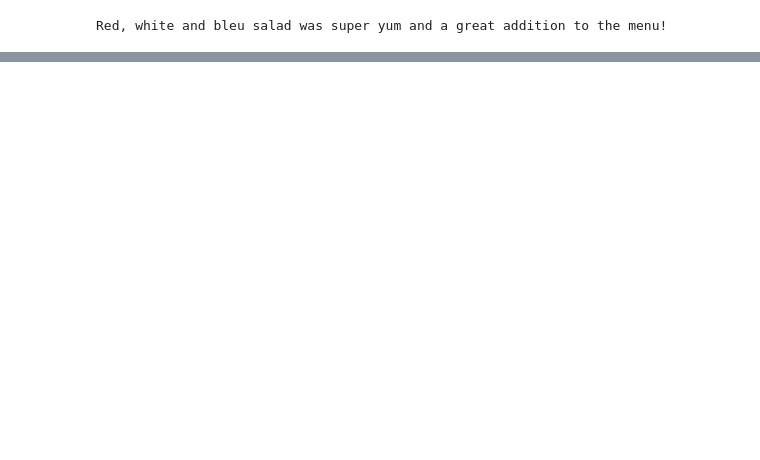
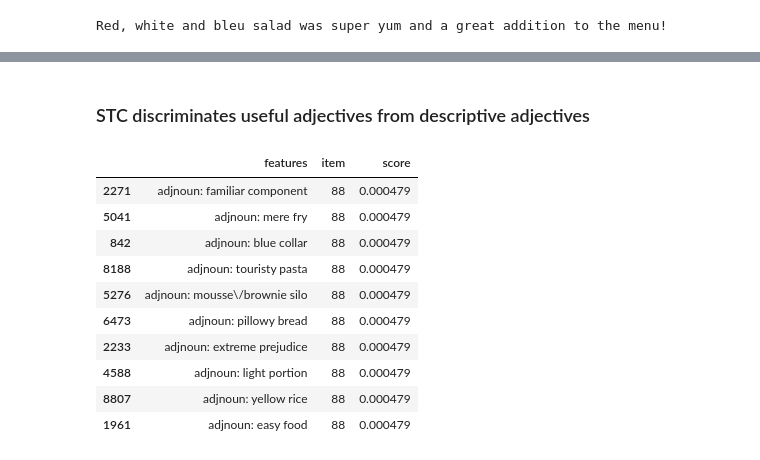
Before and after one commit to afflint/textsent, a Jupyter notebook: syntax/syntax.ipynb, the cells around one changed output, grey strips where cells are left out. Saved outputs shown, nothing was run; the diff lists cells and outputs as text; code cells hidden in the pictures; blank space fills up the shorter version.

```diff
--- a/syntax/syntax.ipynb
+++ b/syntax/syntax.ipynb
@@ -142,0 +536,2 @@ menu []
+# %%
+STC.fit(tdata)
@@ -142,0 +540,10 @@ menu []
+# %%
+test_data = defaultdict(lambda: defaultdict(list))
+for i, row in X_test.iterrows():
+    test_data[row['doc']]['adjnoun'].append("{} {}".format(row['adj'], row['noun']))
+    test_data[row['doc']]['stars'].append(row['stars'])
+xdata = []
+for doc, data in test_data.items():
+    xdata.append({'adjnoun': data['adjnoun'], 'stars': list(set(data['stars']))})
+# %%
+labels, probability, explainability = STC.predict(xdata)
@@ -142,0 +569,6 @@ menu []
+# %%
+E = explainability.reset_index()
+G = E.groupby(['stars', 'features']).sum().reset_index()
+for star in range(1, 6):
+    top5 = G[G.stars == str(star)].sort_values('score', ascending=False).head()
+    print(star, [x.replace("adjnoun: ", '') for x in top5.features])
@@ -142,0 +581,16 @@ menu []
+# %% [markdown]
+### STC discriminates useful adjectives from descriptive adjectives
+# %%
+G.groupby(['features']).sum().reset_index().sort_values('score', ascending=True).head(10)
+# %% [output]
+|  | features | item | score |
+| 2271 | adjnoun: familiar component | 88 | 0.000479 |
+| 5041 | adjnoun: mere fry | 88 | 0.000479 |
+| 842 | adjnoun: blue collar | 88 | 0.000479 |
+| 8188 | adjnoun: touristy pasta | 88 | 0.000479 |
+| 5276 | adjnoun: mousse\/brownie silo | 88 | 0.000479 |
+| 6473 | adjnoun: pillowy bread | 88 | 0.000479 |
+| 2233 | adjnoun: extreme prejudice | 88 | 0.000479 |
+| 4588 | adjnoun: light portion | 88 | 0.000479 |
+| 8807 | adjnoun: yellow rice | 88 | 0.000479 |
+| 1961 | adjnoun: easy food | 88 | 0.000479 |
```
Also changed, not shown: parts of 83 cells of this notebook.
